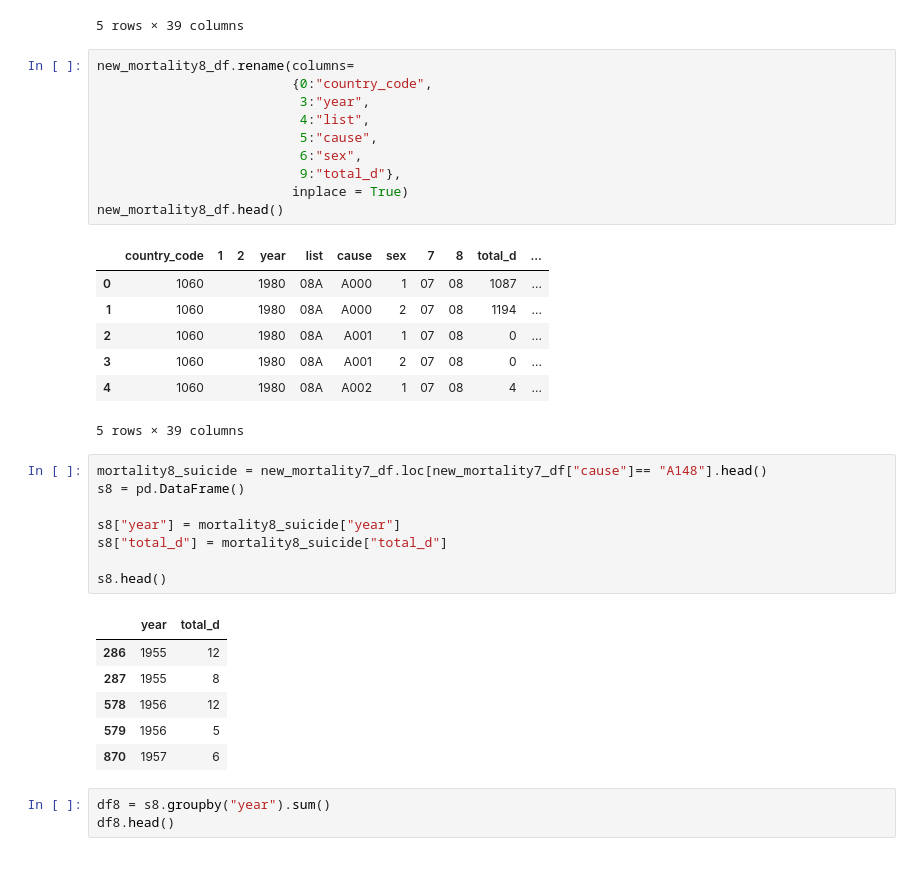
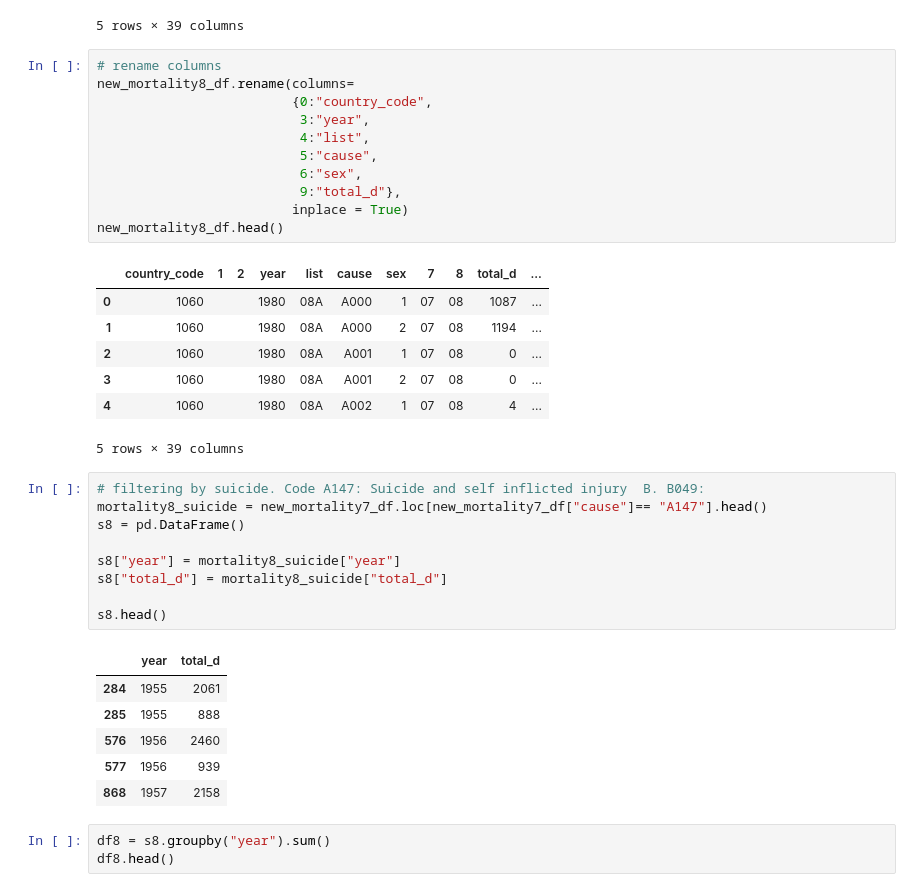
Before and after one commit to EJohnson7/ETL, a Jupyter notebook: Jupyter Notebook and more/data_etl.ipynb, the cells around one changed output. Cells and saved outputs as stored; diff of their text form.

```diff
--- a/Jupyter Notebook and more/data_etl.ipynb
+++ b/Jupyter Notebook and more/data_etl.ipynb
@@ -144,6 +144,7 @@ new_mortality8_df.head()
 | 4 | 1060 |  |  | 1980 | 08A | A002 | 1 | 07 | 08 | 4 | ... | ... |
 5 rows × 39 columns
 # %%
+# rename columns
 new_mortality8_df.rename(columns=
                          {0:"country_code",
                           3:"year",
@@ -162,20 +163,21 @@ new_mortality8_df.head()
 | 4 | 1060 |  |  | 1980 | 08A | A002 | 1 | 07 | 08 | 4 | ... |
 5 rows × 39 columns
 # %%
-mortality8_suicide = new_mortality7_df.loc[new_mortality7_df["cause"]== "A148"].head()
+# filtering by suicide. Code A147: Suicide and self inflicted injury  B. B049:
+mortality8_suicide = new_mortality7_df.loc[new_mortality7_df["cause"]== "A147"].head()
 s8 = pd.DataFrame()
 
 s8["year"] = mortality8_suicide["year"]
 s8["total_d"] = mortality8_suicide["total_d"]
 
 s8.head()
 # %% [output]
 |  | year | total_d |
-| 286 | 1955 | 12 |
-| 287 | 1955 | 8 |
-| 578 | 1956 | 12 |
-| 579 | 1956 | 5 |
-| 870 | 1957 | 6 |
+| 284 | 1955 | 2061 |
+| 285 | 1955 | 888 |
+| 576 | 1956 | 2460 |
+| 577 | 1956 | 939 |
+| 868 | 1957 | 2158 |
 # %%
 df8 = s8.groupby("year").sum()
 df8.head()
```
Also changed, not shown: parts of 25 cells of this notebook.
